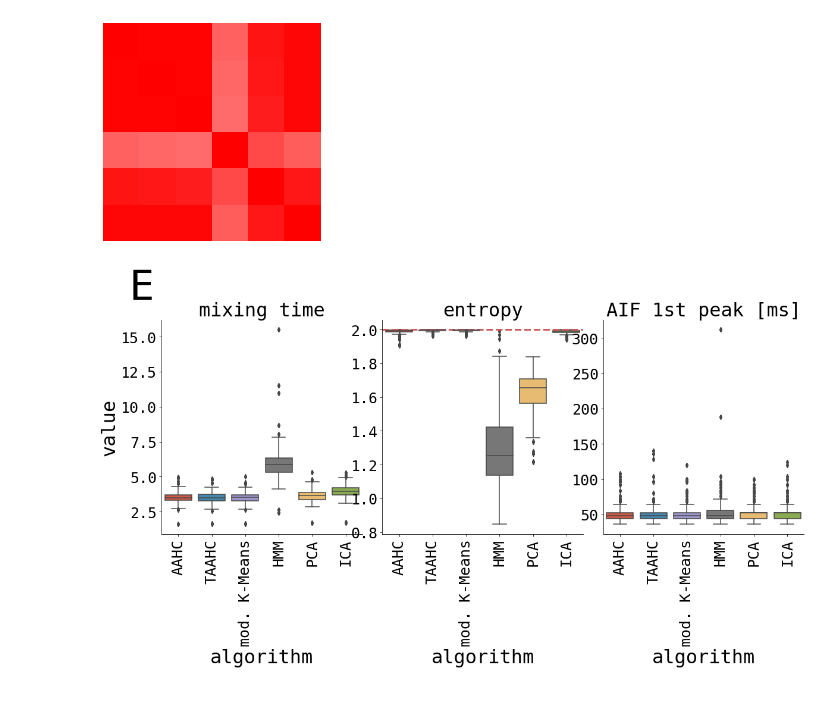
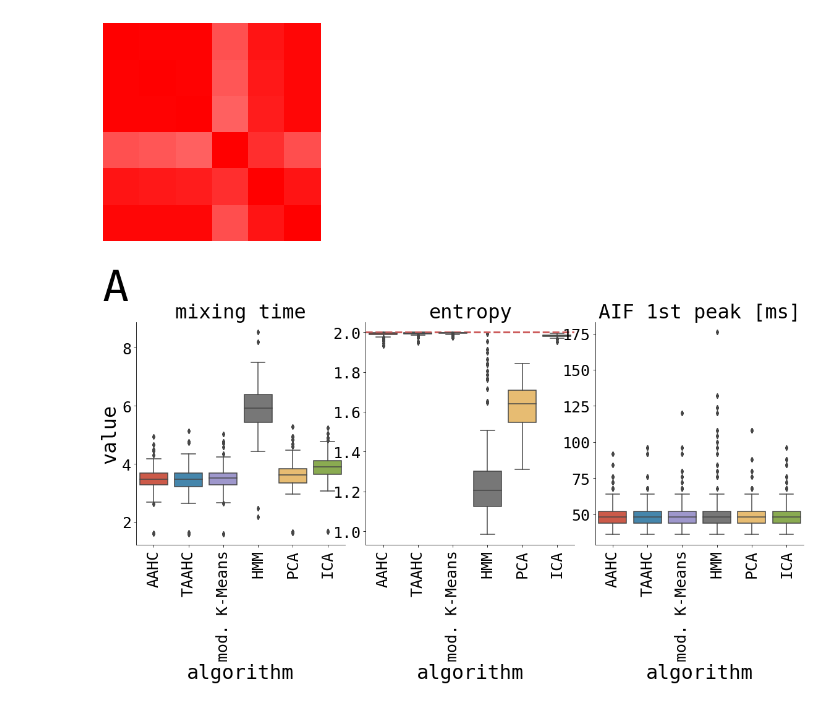
Before and after one commit to jajcayn/eeg_latent_space, a Jupyter notebook: notebooks/paper1_figs/data_viz_stats.ipynb, the cells around one changed output. Saved outputs shown, nothing was run; the diff lists cells and outputs as text; code cells hidden in the pictures.

```diff
--- a/notebooks/paper1_figs/data_viz_stats.ipynb
+++ b/notebooks/paper1_figs/data_viz_stats.ipynb
@@ -37,7 +37,7 @@ COLUMNS_ORDER = [
 
 FOLDER = "../../results/aggregated/"
 
-DATA_TYPE = "real_data"
+DATA_TYPE = "FT"
 EOC = "EC"
 # %% [output]
 <Figure size 72x72 with 0 Axes>
@@ -340,35 +340,35 @@ dynstats_melt = (
 )
 g = sns.catplot(
     data=dynstats_melt,
     x="algorithm",
     y="value",
     col="variable",
     sharex=True,
     sharey=False,
     margin_titles=True,
     kind="box",
 )
 g.set_xticklabels(rotation=90)
 g.set_titles(col_template="{col_name}")
 g.axes[0, 1].axhline(
     stats["max entropy"].unique()[0],
     linestyle="--",
     color="indianred",
     linewidth=3.0,
 )
 g.axes[0][0].text(
     -0.1,
     1.15,
-    "E",
+    "A",
     ha="center",
     va="center",
     transform=g.axes[0][0].transAxes,
     fontsize=70,
 )
 g4 = pw.load_seaborngrid(g)
 g4.savefig(quick=True)
 # %% [output]
-[figure, old version]
+[figure, new version]
 # %%
 g = sns.catplot(
     data=stats.set_index("algorithm")
```
Also changed, not shown: parts of 8 cells of this notebook, 4 other files.
